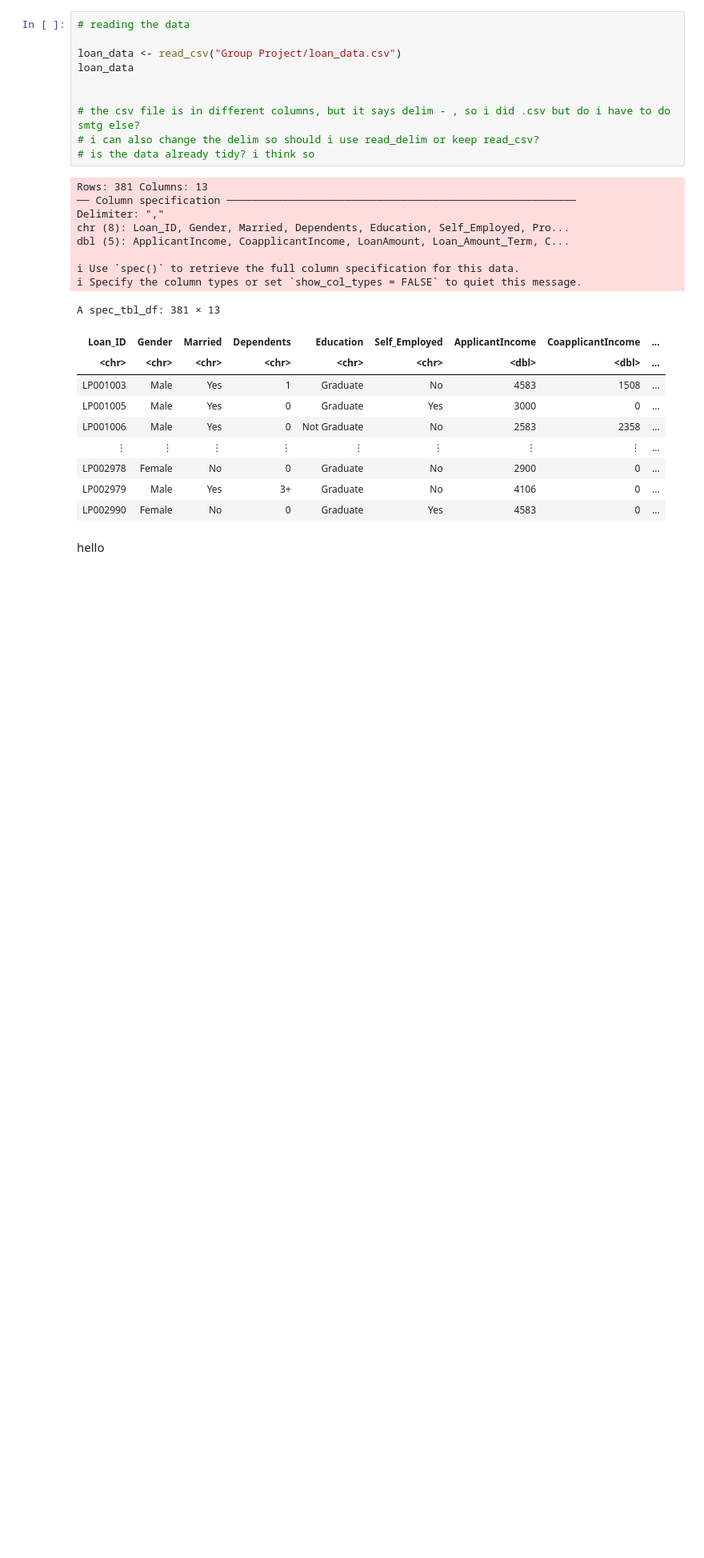
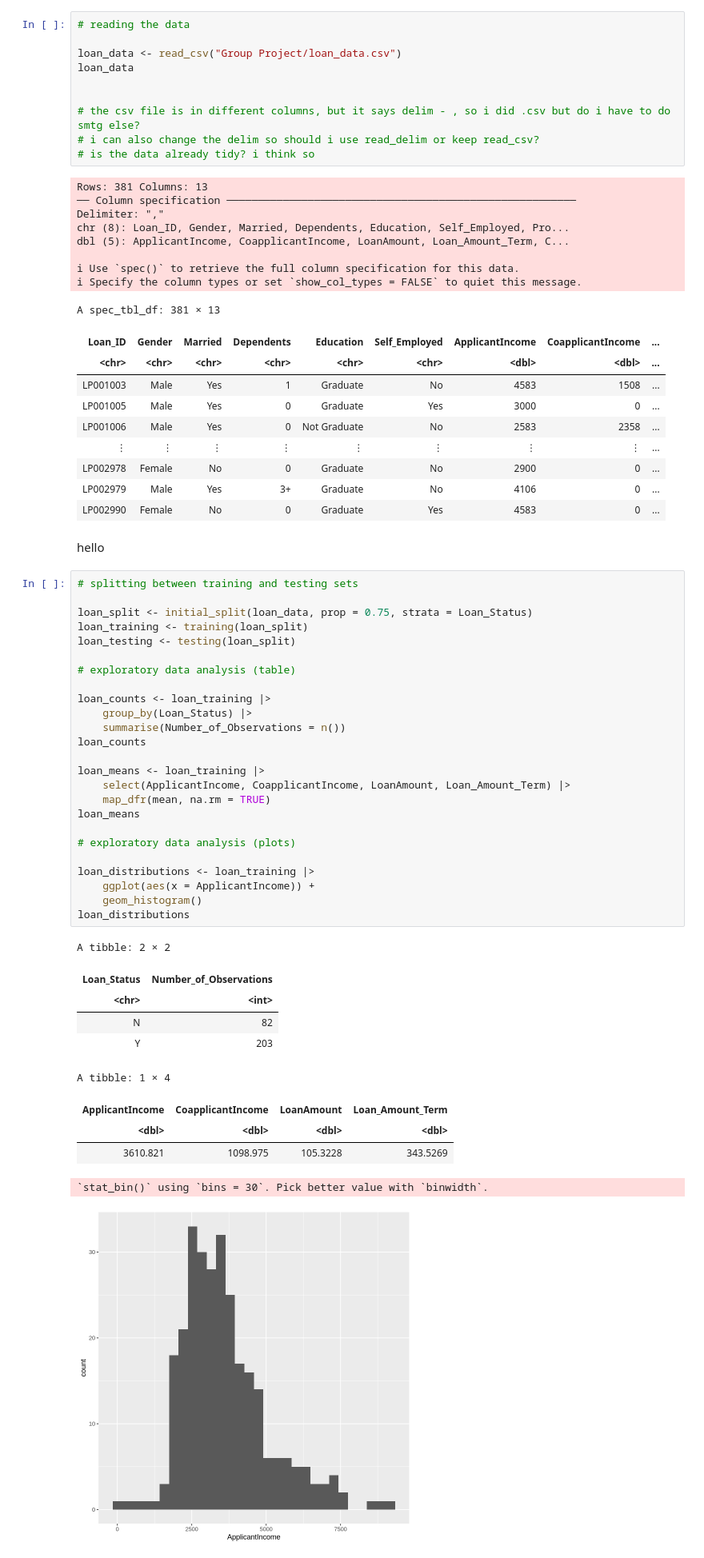
Before and after one commit to lillylaksermerz/dsci100-project, a Jupyter notebook: group_proposal.ipynb, the cells around one changed output. Shown: that part at 80% size. Cells and saved outputs as stored; diff of their text form; blank space fills up the shorter version.

Commit message:
Preliminary Data Analysis
I started to work on the preliminary tables and plots

```diff
--- a/group_proposal.ipynb
+++ b/group_proposal.ipynb
@@ -59,3 +44,40 @@ A spec_tbl_df: 381 × 13
 | LP002990 | Female | No | 0 | Graduate | Yes | 4583 | 0 | ... |
 # %% [markdown]
 hello
+# %%
+# splitting between training and testing sets
+
+loan_split <- initial_split(loan_data, prop = 0.75, strata = Loan_Status)
+loan_training <- training(loan_split)
+loan_testing <- testing(loan_split)
+
+# exploratory data analysis (table)
+
+loan_counts <- loan_training |>
+    group_by(Loan_Status) |>
+    summarise(Number_of_Observations = n())
+loan_counts
+
+loan_means <- loan_training |>
+    select(ApplicantIncome, CoapplicantIncome, LoanAmount, Loan_Amount_Term) |>
+    map_dfr(mean, na.rm = TRUE)
+loan_means
+
+# exploratory data analysis (plots)
+
+loan_distributions <- loan_training |>
+    ggplot(aes(x = ApplicantIncome)) +
+    geom_histogram()
+loan_distributions
+# %% [output]
+A tibble: 2 × 2
+| Loan_Status | Number_of_Observations |
+| <chr> | <int> |
+| N | 82 |
+| Y | 203 |
+A tibble: 1 × 4
+| ApplicantIncome | CoapplicantIncome | LoanAmount | Loan_Amount_Term |
+| <dbl> | <dbl> | <dbl> | <dbl> |
+| 3610.821 | 1098.975 | 105.3228 | 343.5269 |
+`stat_bin()` using `bins = 30`. Pick better value with `binwidth`.
+[figure, added]
```
Also changed, not shown: parts of 1 cell of this notebook.
